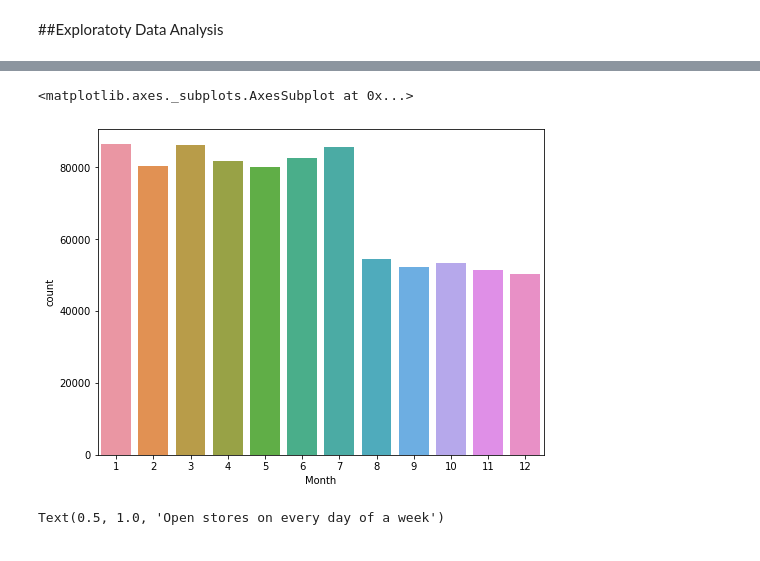
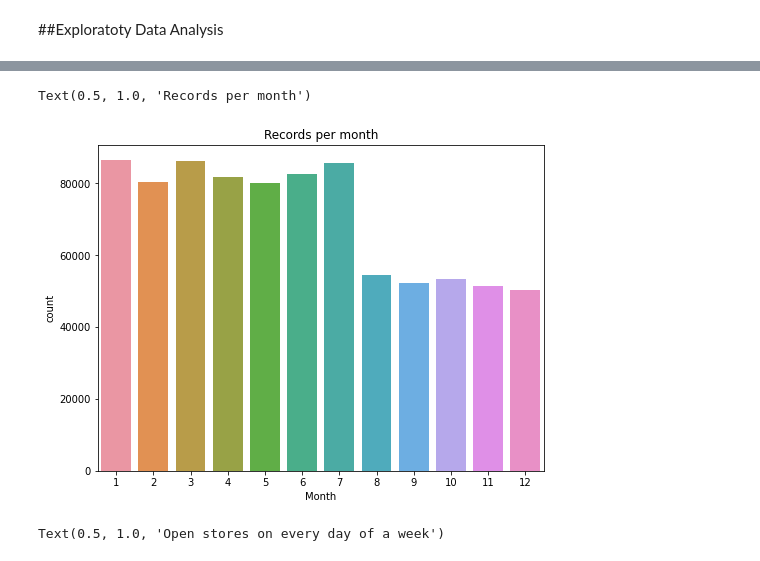
Before and after one commit to pranavdevi28/Rossmann_Sales_Prediction, a Jupyter notebook: Rossmann_Sales_Prediction_Capstone_Project.ipynb, the cells around one changed output, grey strips where cells are left out. Saved outputs shown, nothing was run; the diff lists cells and outputs as text; code cells hidden in the pictures.

```diff
--- a/Rossmann_Sales_Prediction_Capstone_Project.ipynb
+++ b/Rossmann_Sales_Prediction_Capstone_Project.ipynb
@@ -469,7 +473,9 @@ Text(0.5, 1.0, 'Total sales for each store type')
 # %%
+#number of records belonging to each month
 plt.figure(figsize=(8,6))
 sns.countplot(data=final_df, x='Month')
+plt.title('Records per month')
 # %% [output]
-<matplotlib.axes._subplots.AxesSubplot at 0x...>
+Text(0.5, 1.0, 'Records per month')
-[figure, old version]
+[figure, new version]
 # %%
```
Also changed, not shown: parts of 19 cells of this notebook.
